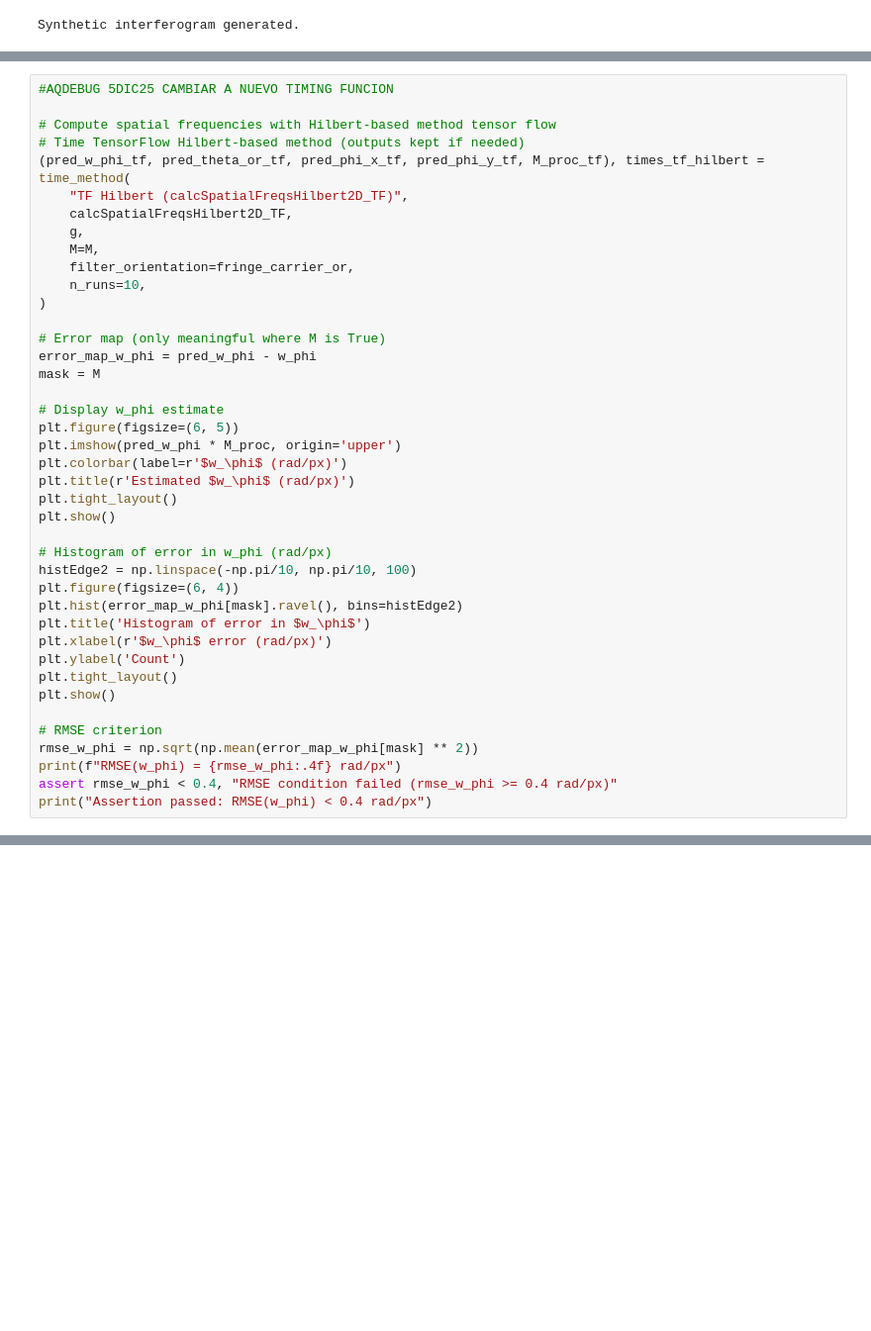
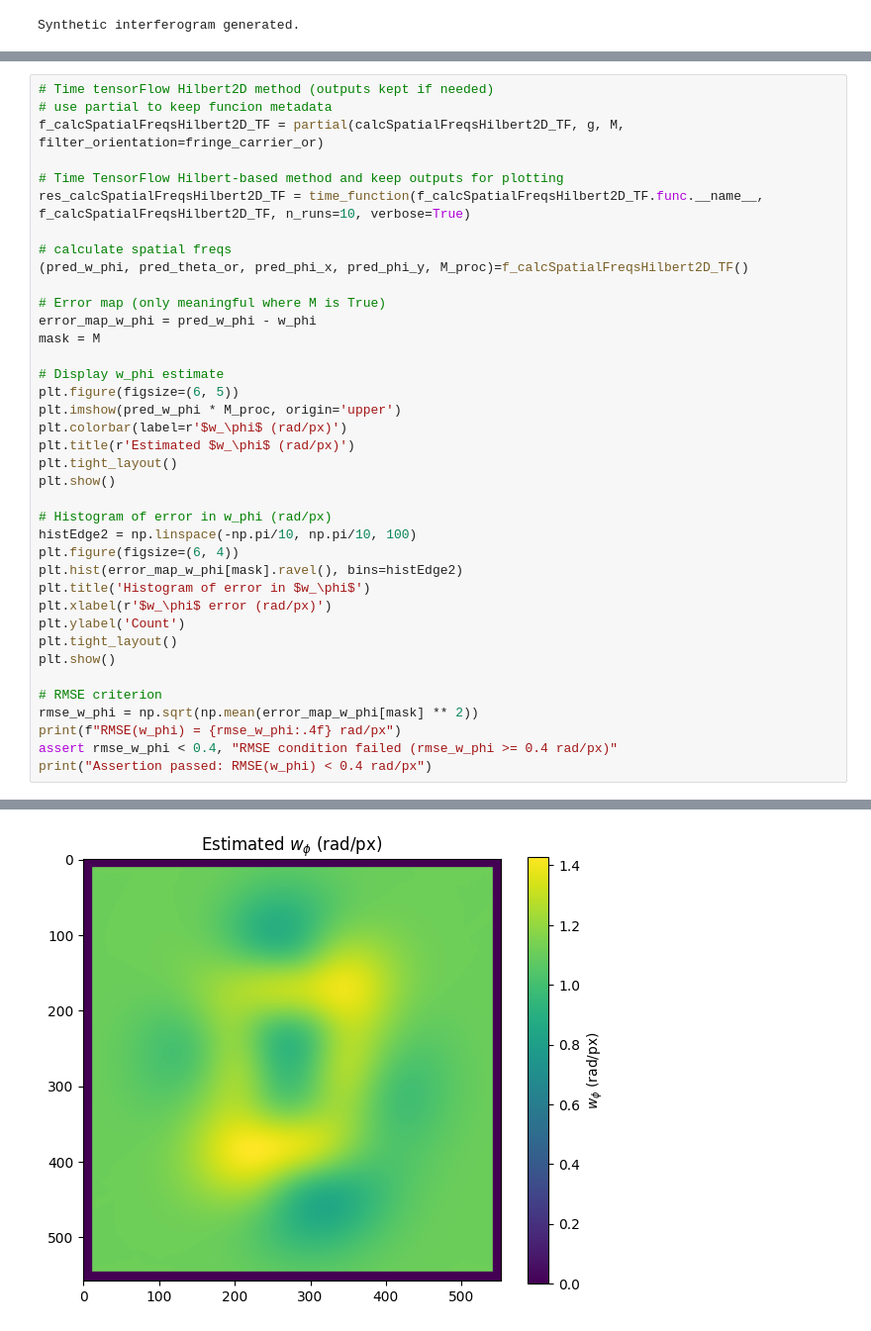
Before and after one commit to juaquiro/72_OM4M008_LENSPMD25_CPU_GPU_FPA, a Jupyter notebook: Python_src/testCalcSpatialFreqsHilbert2D_CPU-GPU.ipynb, the cells around one changed output, grey strips where cells are left out. Shown: that part at 99% size. Cells and saved outputs as stored; diff of their text form; blank space fills up the shorter version.

Commit message:
added snakeviz to enviorment, upgraded both notebooks with the new timing funcion. Using partials instead of lambdas

```diff
--- a/Python_src/testCalcSpatialFreqsHilbert2D_CPU-GPU.ipynb
+++ b/Python_src/testCalcSpatialFreqsHilbert2D_CPU-GPU.ipynb
@@ -160,18 +171,15 @@ calcSpatialFreqsHilbert2D NumPy: 5 runs -> mean = 116.26 ms, std = 3.96 ms
 RMSE(w_phi) = 0.3214 rad/px
 Assertion passed: RMSE(w_phi) < 0.4 rad/px
 # %%
-#AQDEBUG 5DIC25 CAMBIAR A NUEVO TIMING FUNCION
+# Time tensorFlow Hilbert2D method (outputs kept if needed)
+# use partial to keep funcion metadata
+f_calcSpatialFreqsHilbert2D_TF = partial(calcSpatialFreqsHilbert2D_TF, g, M, filter_orientation=fringe_carrier_or)
 
-# Compute spatial frequencies with Hilbert-based method tensor flow
-# Time TensorFlow Hilbert-based method (outputs kept if needed)
-(pred_w_phi_tf, pred_theta_or_tf, pred_phi_x_tf, pred_phi_y_tf, M_proc_tf), times_tf_hilbert = time_method(
-    "TF Hilbert (calcSpatialFreqsHilbert2D_TF)",
-    calcSpatialFreqsHilbert2D_TF,
-    g,
-    M=M,
-    filter_orientation=fringe_carrier_or,
-    n_runs=10,
-)
+# Time TensorFlow Hilbert-based method and keep outputs for plotting
+res_calcSpatialFreqsHilbert2D_TF = time_function(f_calcSpatialFreqsHilbert2D_TF.func.__name__, f_calcSpatialFreqsHilbert2D_TF, n_runs=10, verbose=True)
+
+# calculate spatial freqs
+(pred_w_phi, pred_theta_or, pred_phi_x, pred_phi_y, M_proc)=f_calcSpatialFreqsHilbert2D_TF()
 
 # Error map (only meaningful where M is True)
 error_map_w_phi = pred_w_phi - w_phi
@@ -200,3 +208,4 @@ rmse_w_phi = np.sqrt(np.mean(error_map_w_phi[mask] ** 2))
 print(f"RMSE(w_phi) = {rmse_w_phi:.4f} rad/px")
 assert rmse_w_phi < 0.4, "RMSE condition failed (rmse_w_phi >= 0.4 rad/px)"
 print("Assertion passed: RMSE(w_phi) < 0.4 rad/px")
+# %% [output]
@@ -202,0 +224 @@ print("Assertion passed: RMSE(w_phi) < 0.4 rad/px")
+[figure, added]
```
Also changed, not shown: parts of 7 cells of this notebook, 2 other files.
